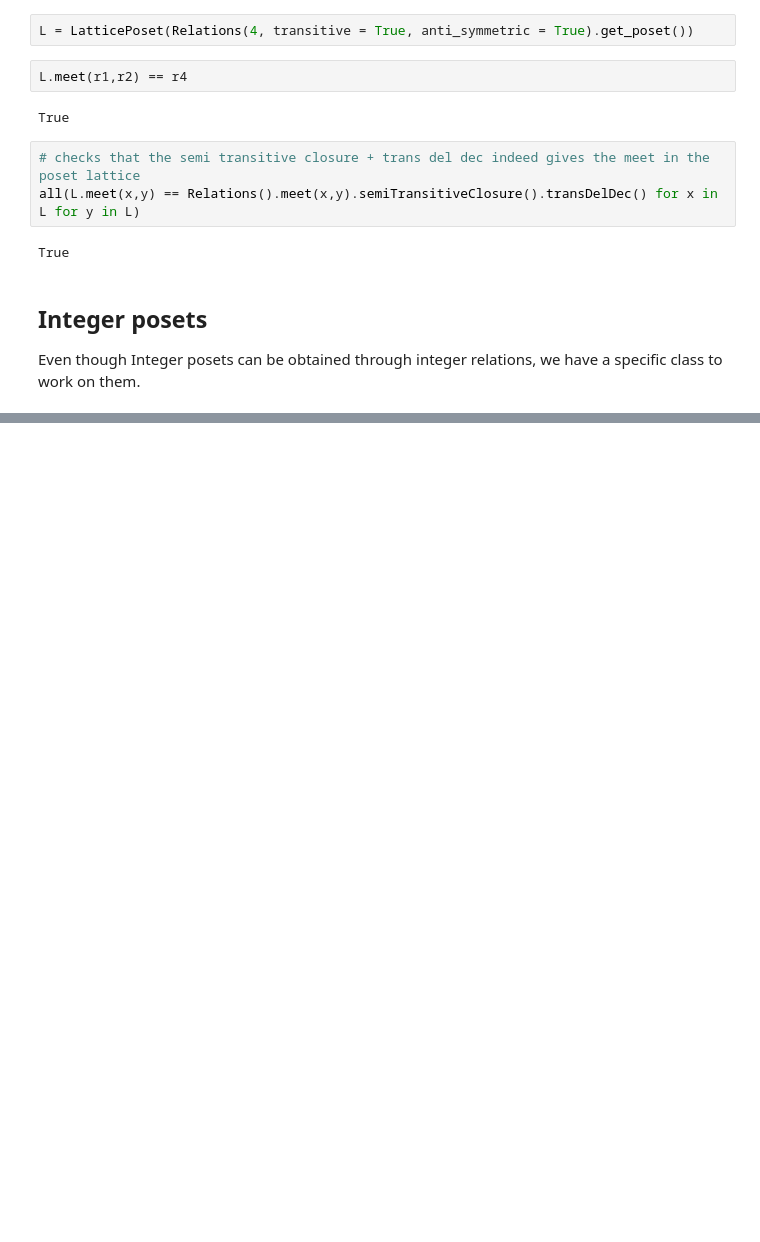
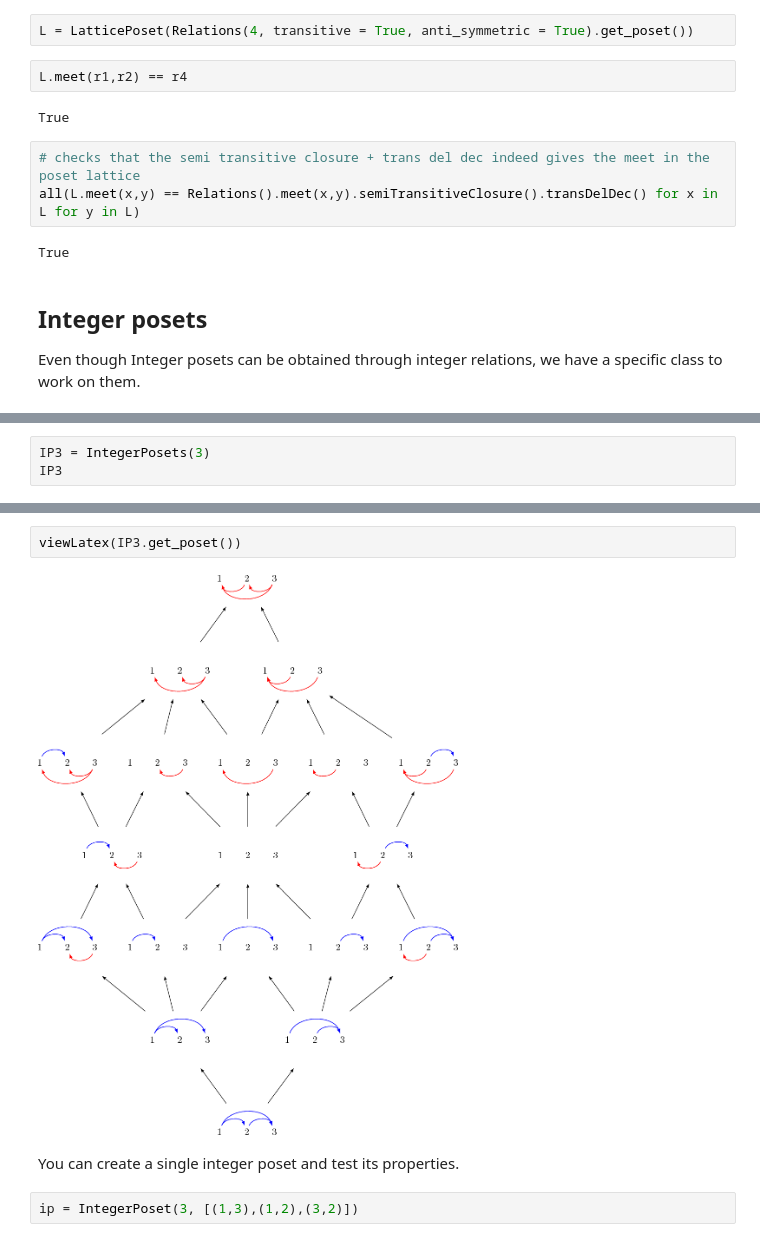
Before and after one commit to VivianePons/public-notebooks, a Jupyter notebook: IntegerPosets/Demo.ipynb, the cells around one changed output, grey strips where cells are left out. Drawn from its saved outputs; the diff is of its cells as text; blank space fills up the shorter version.

```diff
--- a/IntegerPosets/Demo.ipynb
+++ b/IntegerPosets/Demo.ipynb
@@ -155,0 +154,3 @@ NameError: name 'cached_function' is not defined
+# %%
+IP3 = IntegerPosets(3)
+IP3
@@ -155,0 +181,8 @@ NameError: name 'cached_function' is not defined
+# %%
+viewLatex(IP3.get_poset())
+# %% [output]
+[figure, added]
+# %% [markdown]
+You can create a single integer poset and test its properties.
+# %%
+ip = IntegerPoset(3, [(1,3),(1,2),(3,2)])
```
Also changed, not shown: parts of 31 cells of this notebook, 1 other file.
